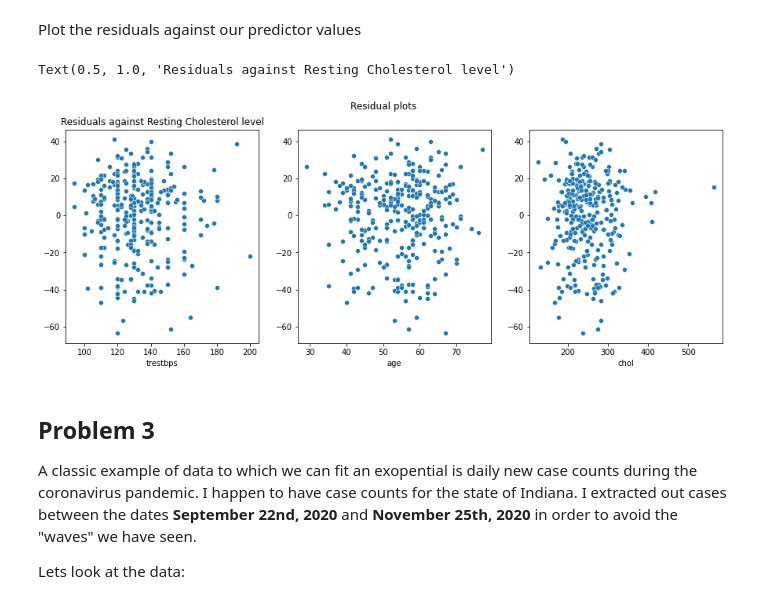
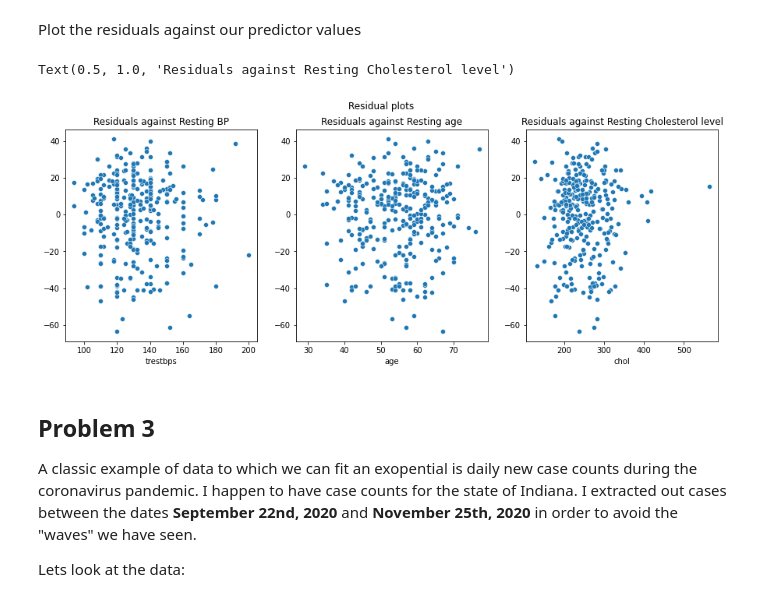
Before and after one commit to nleroy917/bme6310, a Jupyter notebook: hw03/hw03.ipynb, the cells around one changed output. Cells and saved outputs as stored; diff of their text form; code cells hidden in the pictures.

```diff
--- a/hw03/hw03.ipynb
+++ b/hw03/hw03.ipynb
@@ -91,21 +91,21 @@ Plot the residuals against our predictor values
 # %%
 fig, ax = plt.subplots(1,3, figsize=(15,5))
 fig.suptitle('Residual plots')
 
 # plot resting BP residuals
 sns.scatterplot(ax=ax[0], x=heart_data['trestbps'], y=residuals)
 ax[0].set_title('Residuals against Resting BP')
 
 # plot resting age residuals
 sns.scatterplot(ax=ax[1], x=heart_data['age'], y=residuals)
-ax[0].set_title('Residuals against Resting age')
+ax[1].set_title('Residuals against Resting age')
 
 # plot resting chol residuals
 sns.scatterplot(ax=ax[2], x=heart_data['chol'], y=residuals)
-ax[0].set_title('Residuals against Resting Cholesterol level')
+ax[2].set_title('Residuals against Resting Cholesterol level')
 # %% [output]
 Text(0.5, 1.0, 'Residuals against Resting Cholesterol level')
-[figure, old version]
+[figure, new version]
 # %% [markdown]
 ## Problem 3
 A classic example of data to which we can fit an exopential is daily new case counts during the coronavirus pandemic. I happen to have case counts for the state of Indiana. I extracted out cases between the dates **September 22nd, 2020** and **November 25th, 2020** in order to avoid the "waves" we have seen.
```
Also changed, not shown: parts of 14 cells of this notebook, 8 other files.
